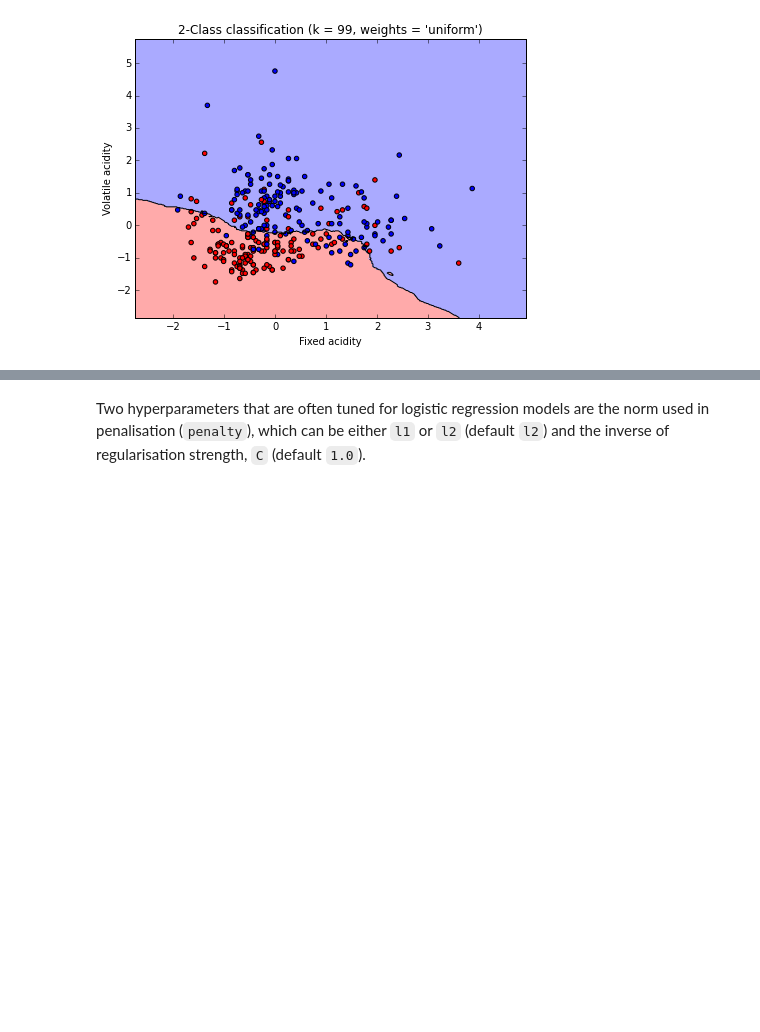
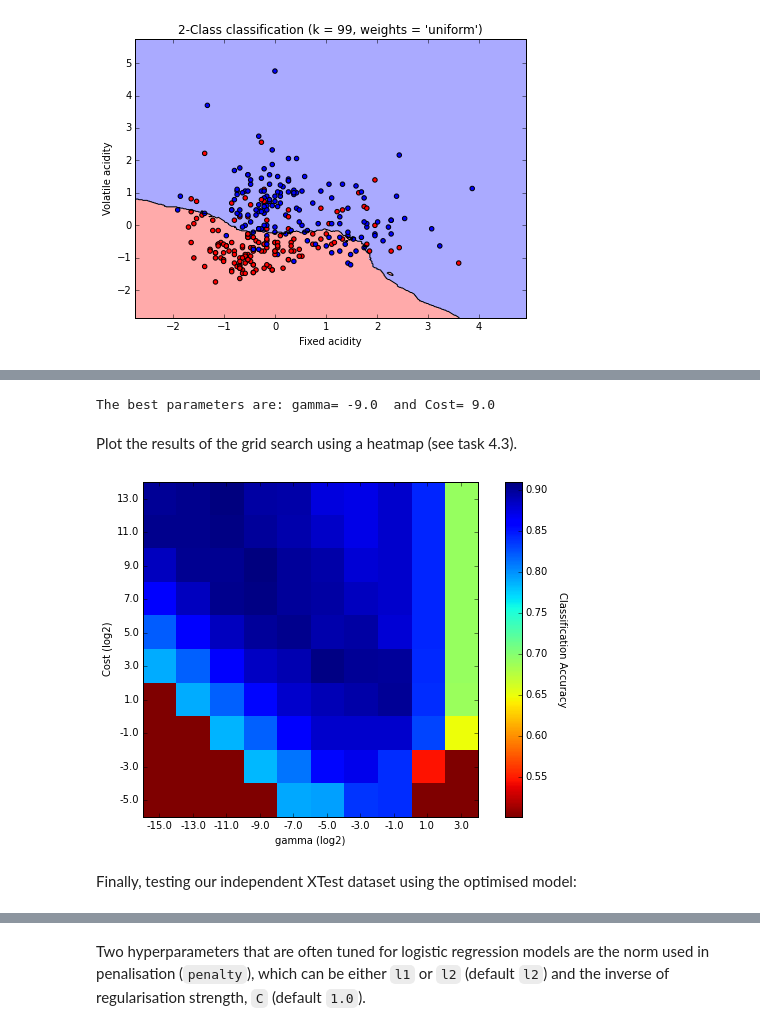
Before and after one commit to cambridgecoding/euroscipy-tutorial, a Jupyter notebook: EuroScipyExecuted.ipynb, the cells around one changed output, grey strips where cells are left out. Drawn from its saved outputs; the diff is of its cells as text; code cells hidden in the pictures; blank space fills up the shorter version.

```diff
--- a/EuroScipyExecuted.ipynb
+++ b/EuroScipyExecuted.ipynb
@@ -475,0 +509,55 @@ visplots.logregDecisionPlot(XTrain, yTrain, XTest, yTest)
+# %%
+# Define the parameters to be optimised and their values/ranges
+# Range for gamma and Cost hyperparameters
+g_range = 2. ** np.arange(-15, 5, step=2)
+C_range = 2. ** np.arange(-5, 15, step=2)
+
+##############################################################################################
+# Write your code here
+# 1. Construct a dictionary of hyperparameters (see task 4.3)
+# 2. Conduct a grid search with 10-fold cross-validation using the dictionary of parameters
+# 3. Print the optimal parameters (don't forget to use np.log2() this time)
+##############################################################################################
+
+
+# Solution
+parameters = [{'gamma': g_range, 'C': C_range}]
+
+grid = GridSearchCV(SVC(), parameters, cv= 10)
+grid.fit(XTrain, yTrain)
+
+bestG = grid.best_params_['gamma']
+bestC = grid.best_params_['C']
+print "The best parameters are: gamma=", np.log2(bestG), " and Cost=", np.log2(bestC)
+# %% [output]
+The best parameters are: gamma= -9.0  and Cost= 9.0
+# %% [markdown]
+Plot the results of the grid search using a heatmap (see task 4.3).
+# %%
+##########################################
+# Write your code here
+# 1. Fix the scores
+# 2. Make a heatmap with the performance
+# 3. Add the colorbar
+##########################################
+
+
+
+###  Solution ###
+scores = [x[1] for x in grid.grid_scores_]
+scores = np.array(scores).reshape(len(C_range), len(g_range))
+
+plt.figure(figsize=(10, 6))
+plt.imshow(scores, interpolation='nearest', origin='higher', cmap=plt.cm.get_cmap('jet_r'))
+plt.xticks(np.arange(len(g_range)), np.log2(g_range))
+plt.yticks(np.arange(len(C_range)), np.log2(C_range))
+plt.xlabel('gamma (log2)')
+plt.ylabel('Cost (log2)')
+
+cbar = plt.colorbar()
+cbar.set_label('Classification Accuracy', rotation=270, labelpad=20)
+plt.show()
+# %% [output]
+[figure, added]
+# %% [markdown]
+Finally, testing our independent XTest dataset using the optimised model:
```
Also changed, not shown: parts of 122 cells of this notebook, 2 other files.
